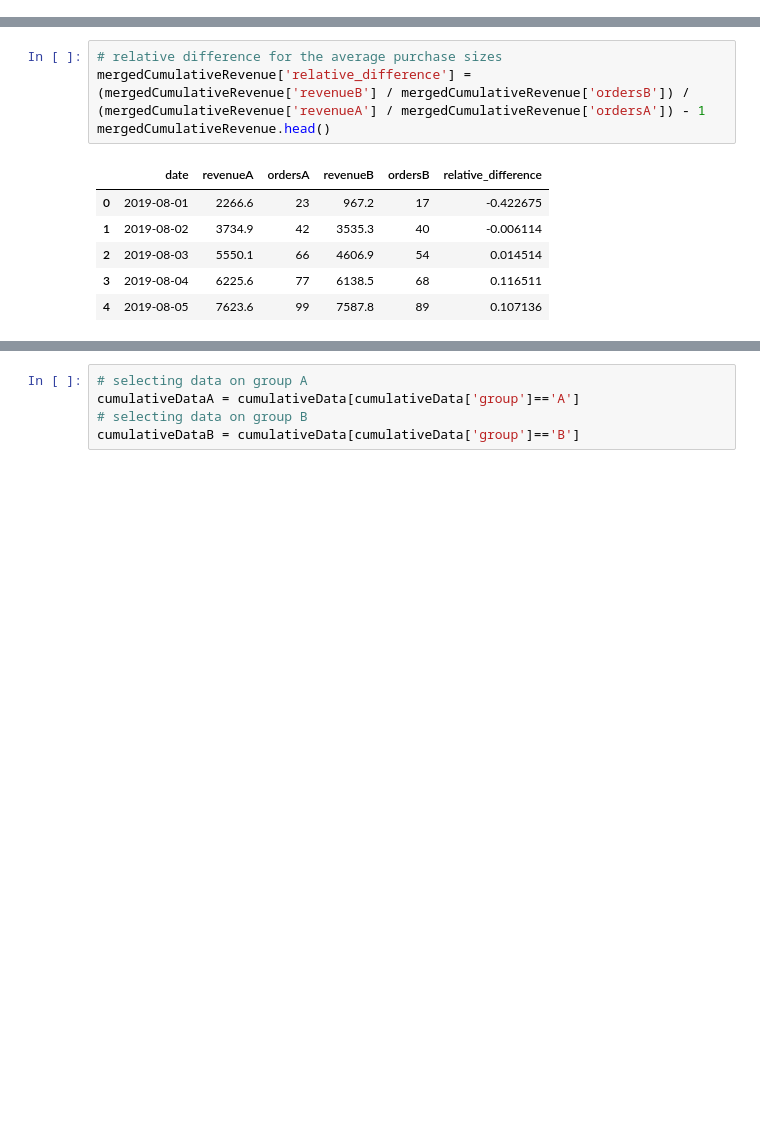
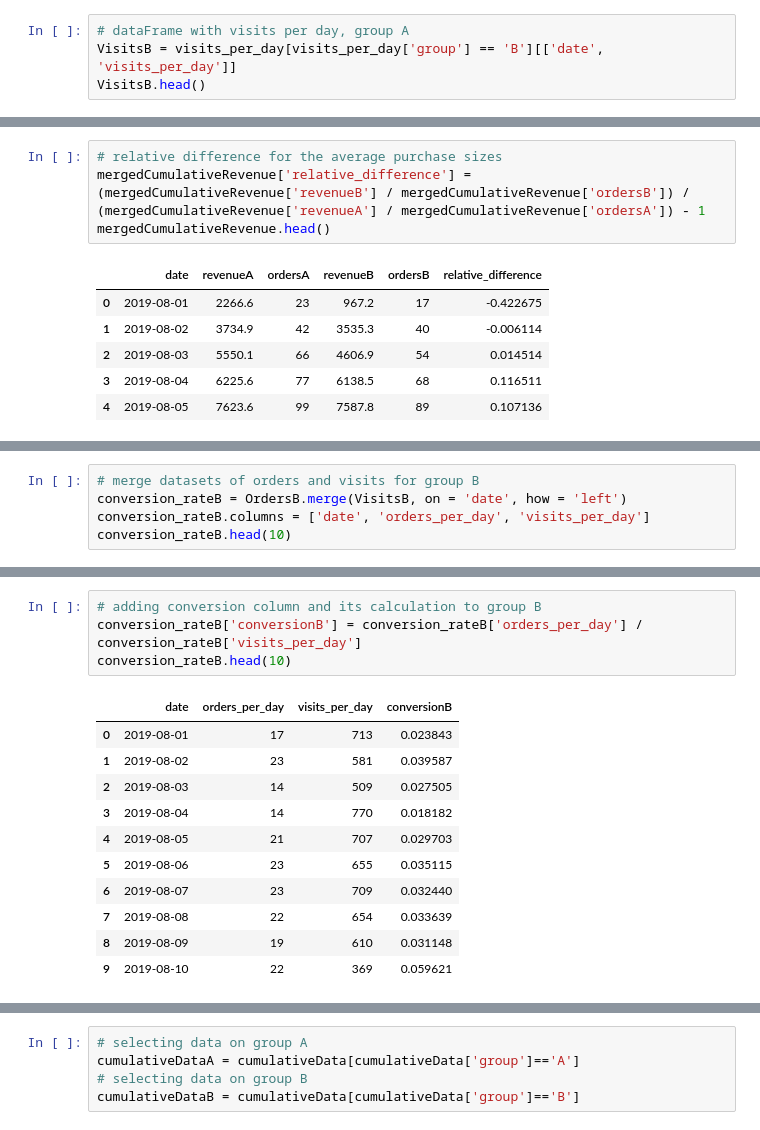
Before and after one commit to CesarChaparro1974/AB_Testing_Project, a Jupyter notebook: A_B_test_project.ipynb, the cells around one changed output, grey strips where cells are left out. Drawn from its saved outputs; the diff is of its cells as text; blank space fills up the shorter version.

```diff
--- a/A_B_test_project.ipynb
+++ b/A_B_test_project.ipynb
@@ -255,0 +354,4 @@ Name: visitorId, dtype: int64
+# %%
+# dataFrame with visits per day, group A
+VisitsB = visits_per_day[visits_per_day['group'] == 'B'][['date', 'visits_per_day']]
+VisitsB.head()
@@ -367,0 +682,5 @@ The behavior of DatetimeProperties.to_pydatetime is deprecated, in a future vers
+# %%
+# merge datasets of orders and visits for group B
+conversion_rateB = OrdersB.merge(VisitsB, on = 'date', how = 'left')
+conversion_rateB.columns = ['date', 'orders_per_day', 'visits_per_day']
+conversion_rateB.head(10)
@@ -367,0 +715,16 @@ The behavior of DatetimeProperties.to_pydatetime is deprecated, in a future vers
+# %%
+# adding conversion column and its calculation to group B
+conversion_rateB['conversionB'] = conversion_rateB['orders_per_day'] / conversion_rateB['visits_per_day']
+conversion_rateB.head(10)
+# %% [output]
+|  | date | orders_per_day | visits_per_day | conversionB |
+| 0 | 2019-08-01 | 17 | 713 | 0.023843 |
+| 1 | 2019-08-02 | 23 | 581 | 0.039587 |
+| 2 | 2019-08-03 | 14 | 509 | 0.027505 |
+| 3 | 2019-08-04 | 14 | 770 | 0.018182 |
+| 4 | 2019-08-05 | 21 | 707 | 0.029703 |
+| 5 | 2019-08-06 | 23 | 655 | 0.035115 |
+| 6 | 2019-08-07 | 23 | 709 | 0.032440 |
+| 7 | 2019-08-08 | 22 | 654 | 0.033639 |
+| 8 | 2019-08-09 | 19 | 610 | 0.031148 |
+| 9 | 2019-08-10 | 22 | 369 | 0.059621 |
```
Also changed, not shown: parts of 97 cells of this notebook, 1 other file.
